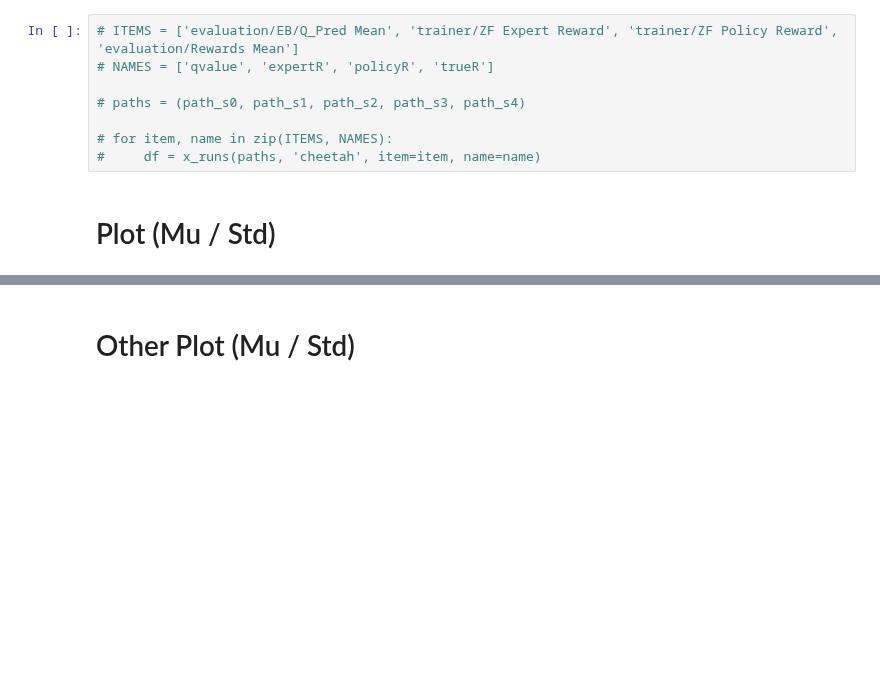
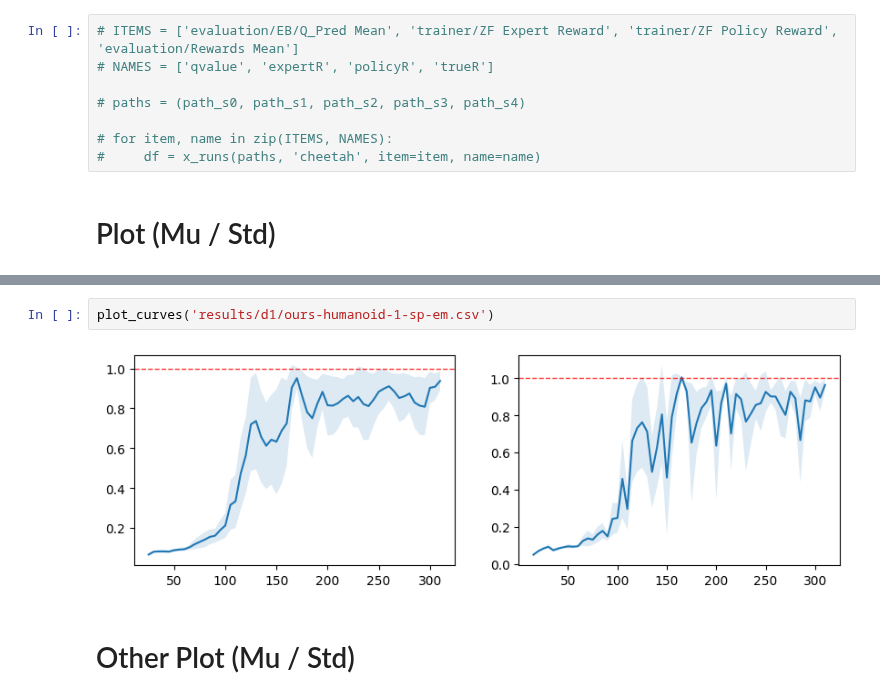
Before and after one commit to adibka/RIZE, a Jupyter notebook: many plot.ipynb, the cells around one changed output, grey strips where cells are left out. Drawn from its saved outputs; the diff is of its cells as text; blank space fills up the shorter version.

```diff
--- a/many plot.ipynb
+++ b/many plot.ipynb
@@ -442,3 +486,7 @@ plot_curves('ours-noise-humanoid-0.5.csv')
+# %%
+plot_curves('results/d1/ours-humanoid-1-sp-em.csv')
+# %% [output]
+[figure, added]
 # %% [markdown]
 # Other Plot (Mu / Std)
 # %%
```
Also changed, not shown: parts of 74 cells of this notebook, 11 other files.
